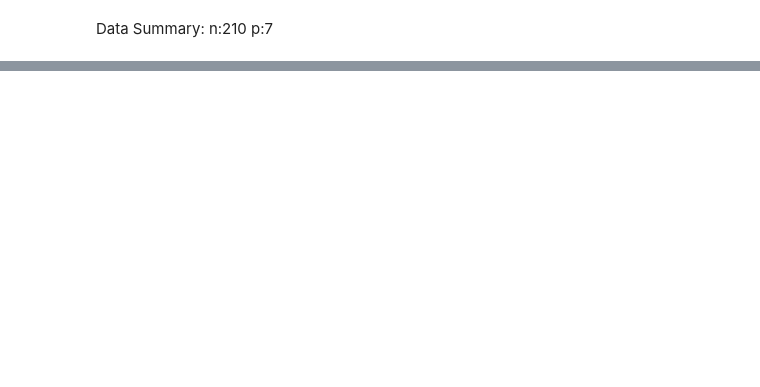
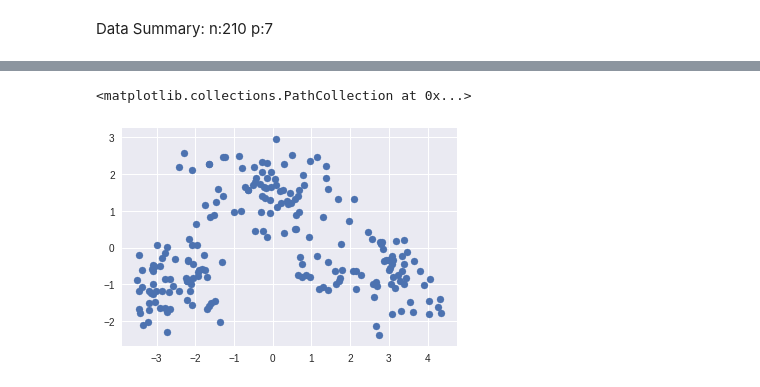
Before and after one commit to Khangle92/UCI_ML_SEEDS, a Jupyter notebook: 01-description-UCI_ML.ipynb, the cells around one changed output, grey strips where cells are left out. Cells and saved outputs as stored; diff of their text form; code cells hidden in the pictures; blank space fills up the shorter version.

```diff
--- a/01-description-UCI_ML.ipynb
+++ b/01-description-UCI_ML.ipynb
@@ -44,0 +50,3 @@ pd.read_csv(SEEDS_DATA_URL, sep="\s+", header=None)
+# %%
+seeds_df = pd.read_csv(SEEDS_DATA_URL, sep="\s+", header=None)
+seeds_df.columns = ['area','perimeter','compactness','kernel_length','kernel_width','asymm_coeff','kerngroove_length','target']
@@ -44,0 +74,10 @@ pd.read_csv(SEEDS_DATA_URL, sep="\s+", header=None)
+# %%
+number_of_dimensions = 2
+pca = PCA(number_of_dimensions)
+
+features_scaled = StandardScaler().fit_transform(seeds_df)
+seeds_2d = pca.fit_transform(features_scaled)
+plt.scatter(seeds_2d[:, 0], seeds_2d[:, 1])
+# %% [output]
+<matplotlib.collections.PathCollection at 0x...>
+[figure, added]
```
Also changed, not shown: parts of 24 cells of this notebook, 2 other files.
